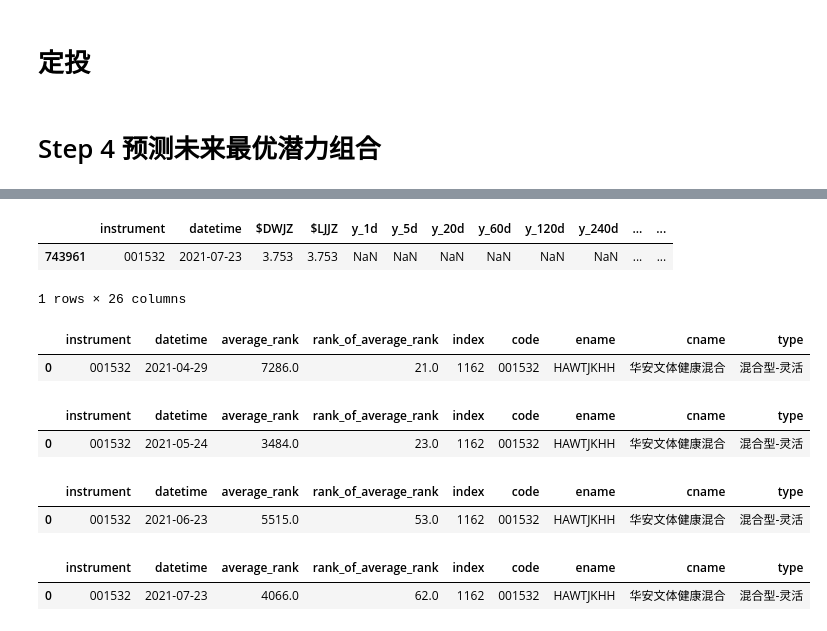
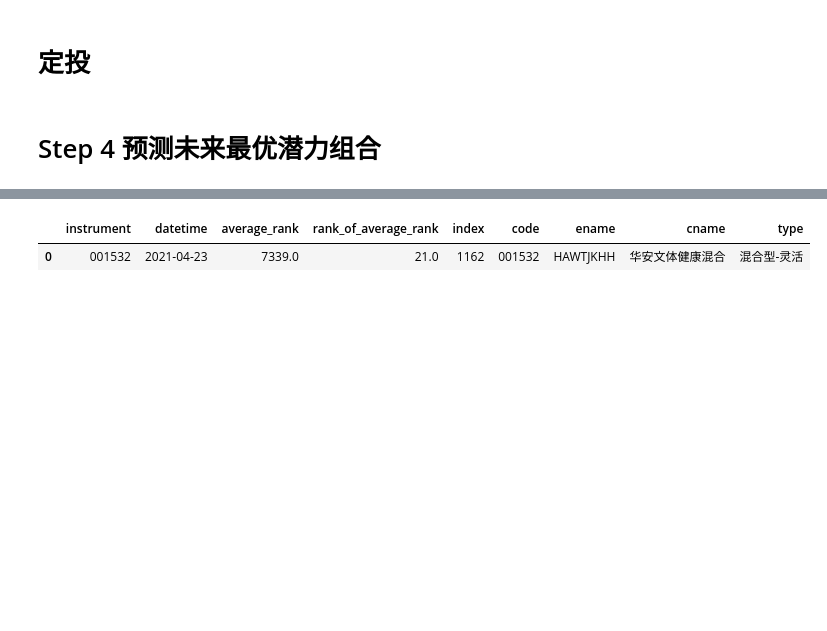
Before and after one commit to JamesWong1234/qlib, a Jupyter notebook: examples/fund-choice.ipynb, the cells around one changed output, grey strips where cells are left out. Cells and saved outputs as stored; diff of their text form; code cells hidden in the pictures; blank space fills up the shorter version.

```diff
--- a/examples/fund-choice.ipynb
+++ b/examples/fund-choice.ipynb
@@ -423,31 +259,10 @@ get_list_by_rank(1,30,'2021-07-22')
-# %%
-df_test[(df_test['instrument'] == '001532')&(df_test['datetime'] =='2021-07-23')]
-# %% [output]
-|  | instrument | datetime | $DWJZ | $LJJZ | y_1d | y_5d | y_20d | y_60d | y_120d | y_240d | ... | ... |
-| 743961 | 001532 | 2021-07-23 | 3.753 | 3.753 | NaN | NaN | NaN | NaN | NaN | NaN | ... | ... |
-1 rows × 26 columns
 # %%
+# 根据编码和日期选择
 def get_list_by_no(no,date='2021-04-29'):
     df_left = df_test[(df_test['instrument'] == no)&(df_test['datetime']==date)][['instrument','datetime','average_rank','rank_of_average_rank']].sort_values(by=['rank_of_average_rank'])
     df_fund_code = read_fund_code_from_DB()
     return pd.merge(df_left, df_fund_code, how='left', left_on='instrument', right_on='code')
+get_list_by_no(no='001532',date='2021-04-23')
+# %% [output]
+|  | instrument | datetime | average_rank | rank_of_average_rank | index | code | ename | cname | type |
+| 0 | 001532 | 2021-04-23 | 7339.0 | 21.0 | 1162 | 001532 | HAWTJKHH | 华安文体健康混合 | 混合型-灵活 |
-# %%
-get_list_by_no(no='001532',date='2021-04-29')
-# %% [output]
-|  | instrument | datetime | average_rank | rank_of_average_rank | index | code | ename | cname | type |
-| 0 | 001532 | 2021-04-29 | 7286.0 | 21.0 | 1162 | 001532 | HAWTJKHH | 华安文体健康混合 | 混合型-灵活 |
-# %%
-get_list_by_no(no='001532',date='2021-05-24')
-# %% [output]
-|  | instrument | datetime | average_rank | rank_of_average_rank | index | code | ename | cname | type |
-| 0 | 001532 | 2021-05-24 | 3484.0 | 23.0 | 1162 | 001532 | HAWTJKHH | 华安文体健康混合 | 混合型-灵活 |
-# %%
-get_list_by_no(no='001532',date='2021-06-23')
-# %% [output]
-|  | instrument | datetime | average_rank | rank_of_average_rank | index | code | ename | cname | type |
-| 0 | 001532 | 2021-06-23 | 5515.0 | 53.0 | 1162 | 001532 | HAWTJKHH | 华安文体健康混合 | 混合型-灵活 |
-# %%
-get_list_by_no(no='001532',date='2021-07-23')
-# %% [output]
-|  | instrument | datetime | average_rank | rank_of_average_rank | index | code | ename | cname | type |
-| 0 | 001532 | 2021-07-23 | 4066.0 | 62.0 | 1162 | 001532 | HAWTJKHH | 华安文体健康混合 | 混合型-灵活 |
```
Also changed, not shown: parts of 41 cells of this notebook.
